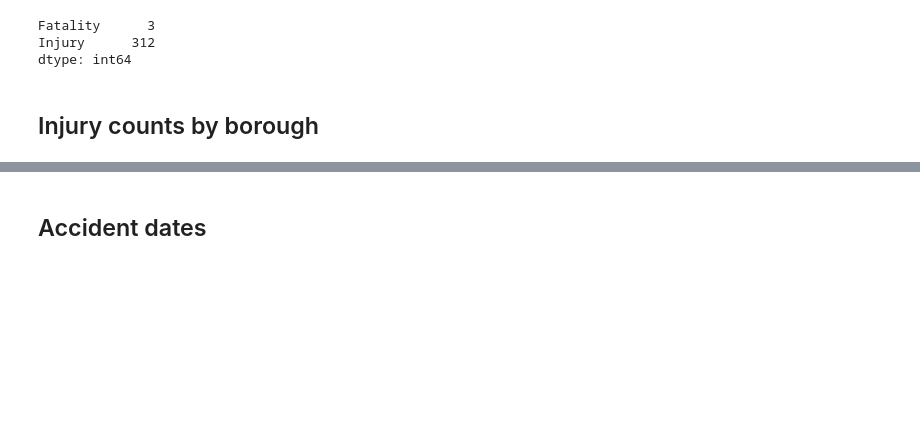
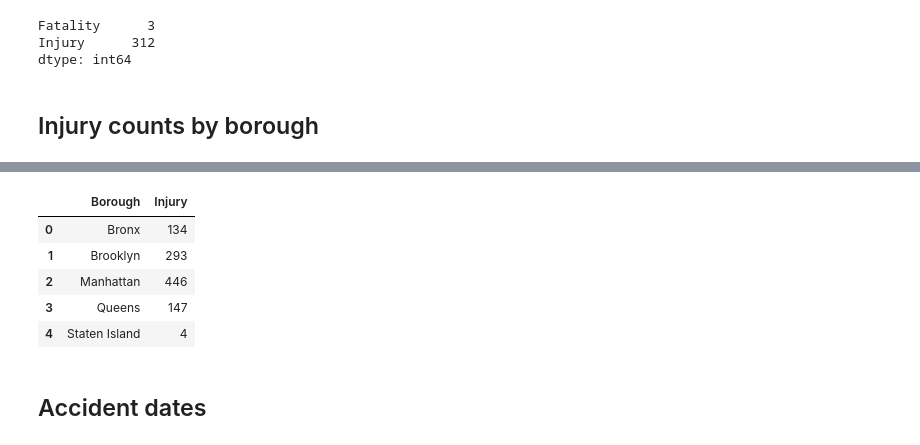
Before and after one commit to Sukitoru/Construction-Related-Incidents-Analysis, a Jupyter notebook: construction_incidents_analysis.ipynb, the cells around one changed output, grey strips where cells are left out. Drawn from its saved outputs; the diff is of its cells as text; code cells hidden in the pictures; blank space fills up the shorter version.

```diff
--- a/construction_incidents_analysis.ipynb
+++ b/construction_incidents_analysis.ipynb
@@ -118,3 +100,12 @@ plt.show()
+# %%
+borough_injuries
+# %% [output]
+|  | Borough | Injury |
+| 0 | Bronx | 134 |
+| 1 | Brooklyn | 293 |
+| 2 | Manhattan | 446 |
+| 3 | Queens | 147 |
+| 4 | Staten Island | 4 |
 # %% [markdown]
 ## Accident dates
 # %%
```
Also changed, not shown: parts of 16 cells of this notebook.
